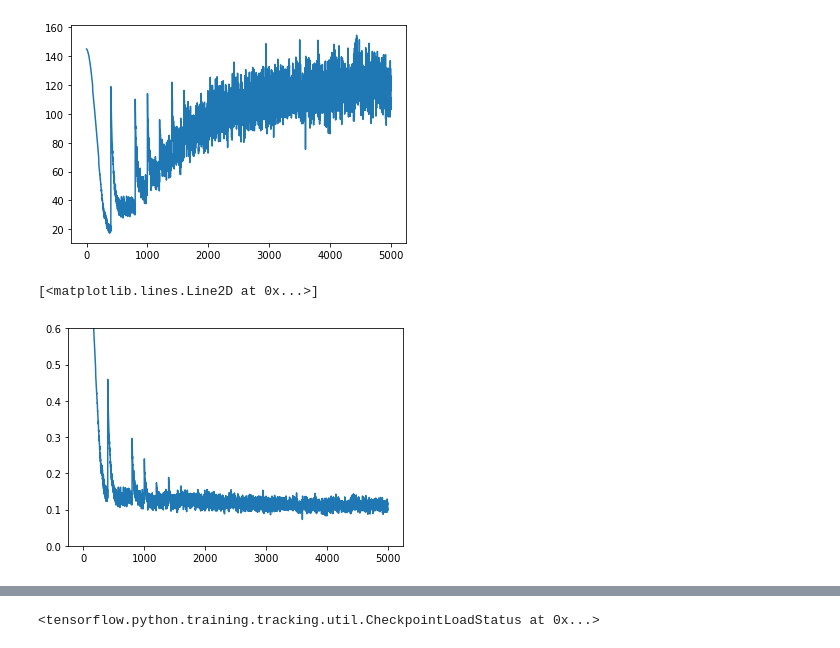
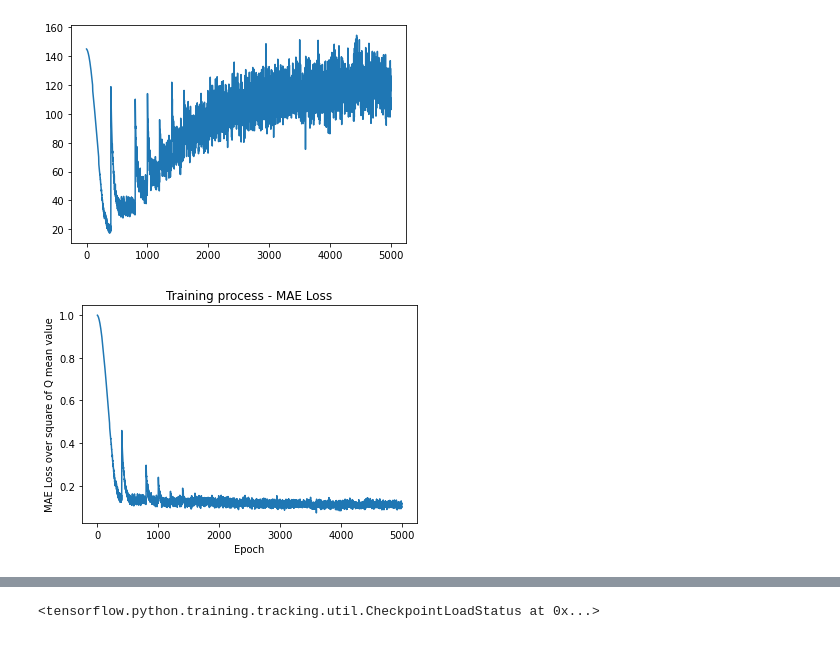
Before and after one commit to XindongXU/TR-DATA-RL, a Jupyter notebook: project_RL/Training.ipynb, the cells around one changed output, grey strips where cells are left out. Cells and saved outputs as stored; diff of their text form; code cells hidden in the pictures.

Commit message:
create training notebook

```diff
--- a/project_RL/Training.ipynb
+++ b/project_RL/Training.ipynb
@@ -137,11 +137,18 @@ np.save('loss_liste', np.array(loss_liste))
+# %%
+mae_liste = np.load ("mae_liste.npy")
+mae_liste_ = np.load('./mae_liste_.npy')
+loss_liste = np.load("loss_liste.npy")
 # %%
 plt.plot(np.array(mae_liste).reshape((-1)))
 # %% [output]
 [<matplotlib.lines.Line2D at 0x...>]
 [figure]
 # %%
-plt.ylim([0, 0.6])
+# plt.ylim([0, 0.6])
+plt.xlabel('Epoch')
+plt.ylabel('MAE Loss over square of Q mean value')
+plt.title('Training process - MAE Loss')
 plt.plot(-np.array(mae_liste_).reshape((-1)))
+plt.show()
 # %% [output]
-[<matplotlib.lines.Line2D at 0x...>]
-[figure, old version]
+[figure, new version]
```
Also changed, not shown: parts of 6 cells of this notebook, 3 other files.
